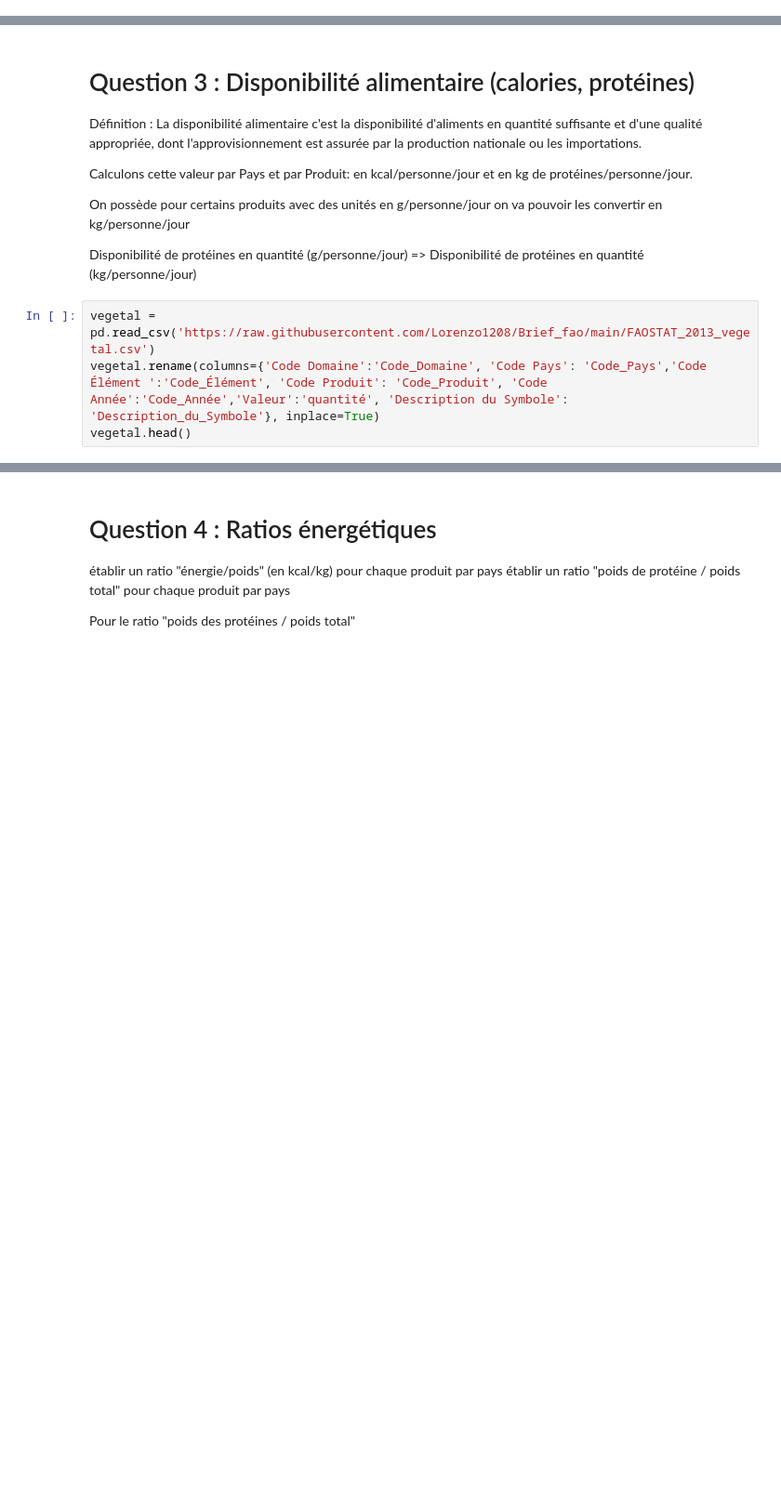
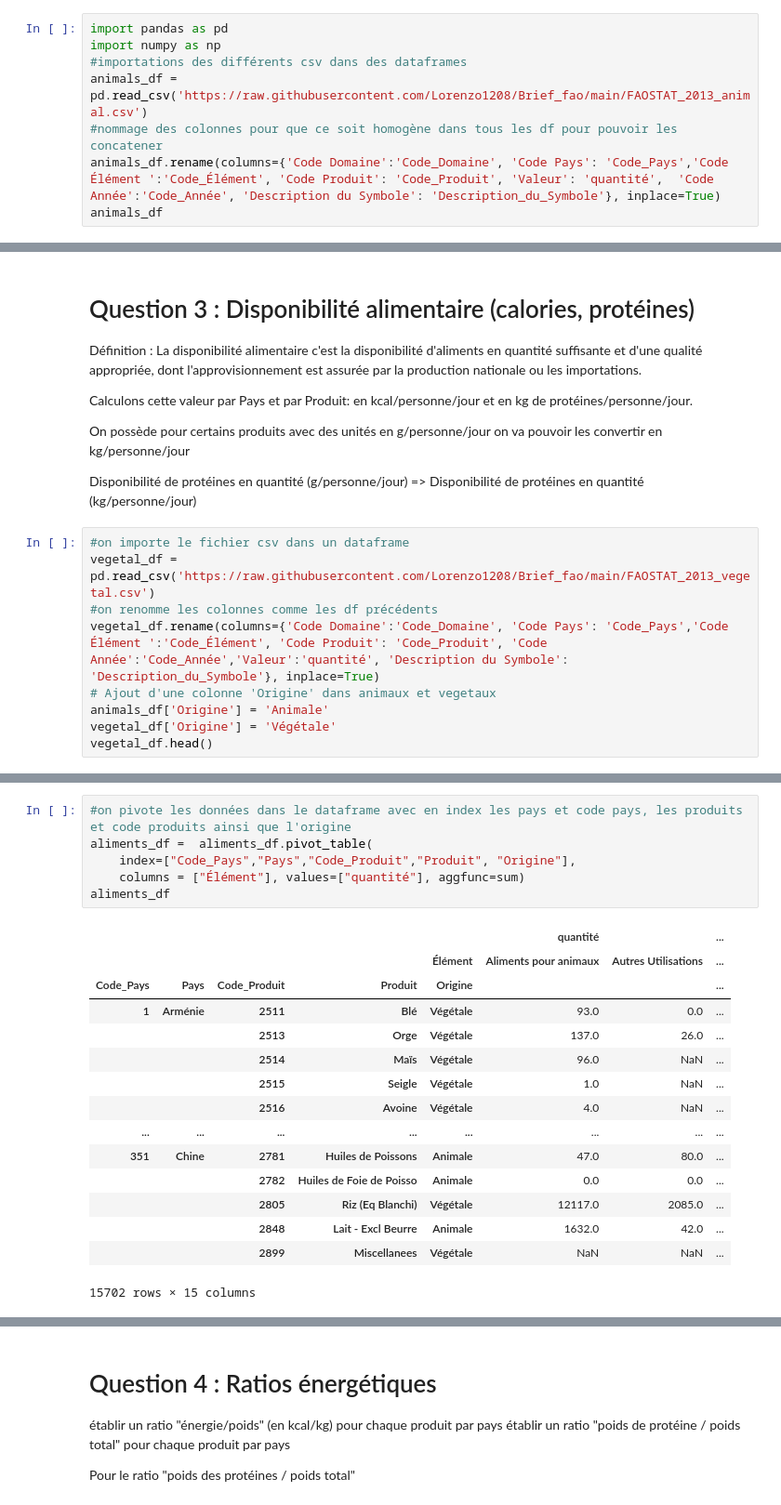
Before and after one commit to Lorenzo1208/Brief_fao, a Jupyter notebook: FAO.ipynb, the cells around one changed output, grey strips where cells are left out. Shown: that part at 93% size. Saved outputs shown, nothing was run; the diff lists cells and outputs as text; blank space fills up the shorter version.

```diff
--- a/FAO.ipynb
+++ b/FAO.ipynb
@@ -1,2 +1,10 @@
 # %% [markdown]
 <a href="https://colab.research.google.com/github/Lorenzo1208/Brief_fao/blob/main/FAO.ipynb" target="_parent"><img src="https://colab.research.google.com/assets/colab-badge.svg" alt="Open In Colab"/></a>
+# %%
+import pandas as pd
+import numpy as np
+#importations des différents csv dans des dataframes
+animals_df = pd.read_csv('https://raw.githubusercontent.com/Lorenzo1208/Brief_fao/main/FAOSTAT_2013_animal.csv')
+#nommage des colonnes pour que ce soit homogène dans tous les df pour pouvoir les concatener
+animals_df.rename(columns={'Code Domaine':'Code_Domaine', 'Code Pays': 'Code_Pays','Code Élément	':'Code_Élément', 'Code Produit': 'Code_Produit', 'Valeur': 'quantité',  'Code Année':'Code_Année', 'Description du Symbole': 'Description_du_Symbole'}, inplace=True)
+animals_df
@@ -189,9 +173,14 @@ On possède pour certains produits avec des unités en g/personne/jour on va pou
 
 Disponibilité de protéines en quantité (g/personne/jour) => Disponibilité de protéines en quantité (kg/personne/jour)
 # %%
-vegetal = pd.read_csv('https://raw.githubusercontent.com/Lorenzo1208/Brief_fao/main/FAOSTAT_2013_vegetal.csv')
-vegetal.rename(columns={'Code Domaine':'Code_Domaine', 'Code Pays': 'Code_Pays','Code Élément	':'Code_Élément', 'Code Produit': 'Code_Produit', 'Code Année':'Code_Année','Valeur':'quantité', 'Description du Symbole': 'Description_du_Symbole'}, inplace=True)
-vegetal.head()
+#on importe le fichier csv dans un dataframe
+vegetal_df = pd.read_csv('https://raw.githubusercontent.com/Lorenzo1208/Brief_fao/main/FAOSTAT_2013_vegetal.csv')
+#on renomme les colonnes comme les df précédents
+vegetal_df.rename(columns={'Code Domaine':'Code_Domaine', 'Code Pays': 'Code_Pays','Code Élément	':'Code_Élément', 'Code Produit': 'Code_Produit', 'Code Année':'Code_Année','Valeur':'quantité', 'Description du Symbole': 'Description_du_Symbole'}, inplace=True)
+# Ajout d'une colonne 'Origine' dans animaux et vegetaux
+animals_df['Origine'] = 'Animale'
+vegetal_df['Origine'] = 'Végétale'
+vegetal_df.head()
 # %% [output]
 |  | Code_Domaine | Domaine | Code_Pays | Pays | Code Élément | Élément | Code_Produit | Produit | Code_Année | ... |
 | 0 | FBS | Bilans Alimentaires | 2 | Afghanistan | 5511 | Production | 2511 | Blé | 2013 | ... |
@@ -233 +202,23 @@ animals_vegetal_concat
+# %%
+#on pivote les données dans le dataframe avec en index les pays et code pays, les produits et code produits ainsi que l'origine
+aliments_df =  aliments_df.pivot_table(
+    index=["Code_Pays","Pays","Code_Produit","Produit", "Origine"],
+    columns = ["Élément"], values=["quantité"], aggfunc=sum)
+aliments_df
+# %% [output]
+|  |  |  |  |  | quantité |  | ... |
+|  |  |  |  | Élément | Aliments pour animaux | Autres Utilisations | ... |
+| Code_Pays | Pays | Code_Produit | Produit | Origine |  |  | ... |
+| 1 | Arménie | 2511 | Blé | Végétale | 93.0 | 0.0 | ... |
+|  |  | 2513 | Orge | Végétale | 137.0 | 26.0 | ... |
+|  |  | 2514 | Maïs | Végétale | 96.0 | NaN | ... |
+|  |  | 2515 | Seigle | Végétale | 1.0 | NaN | ... |
+|  |  | 2516 | Avoine | Végétale | 4.0 | NaN | ... |
+| ... | ... | ... | ... | ... | ... | ... | ... |
+| 351 | Chine | 2781 | Huiles de Poissons | Animale | 47.0 | 80.0 | ... |
+|  |  | 2782 | Huiles de Foie de Poisso | Animale | 0.0 | 0.0 | ... |
+|  |  | 2805 | Riz (Eq Blanchi) | Végétale | 12117.0 | 2085.0 | ... |
+|  |  | 2848 | Lait - Excl Beurre | Animale | 1632.0 | 42.0 | ... |
+|  |  | 2899 | Miscellanees | Végétale | NaN | NaN | ... |
+15702 rows × 15 columns
 # %%
```
Also changed, not shown: parts of 37 cells of this notebook.
